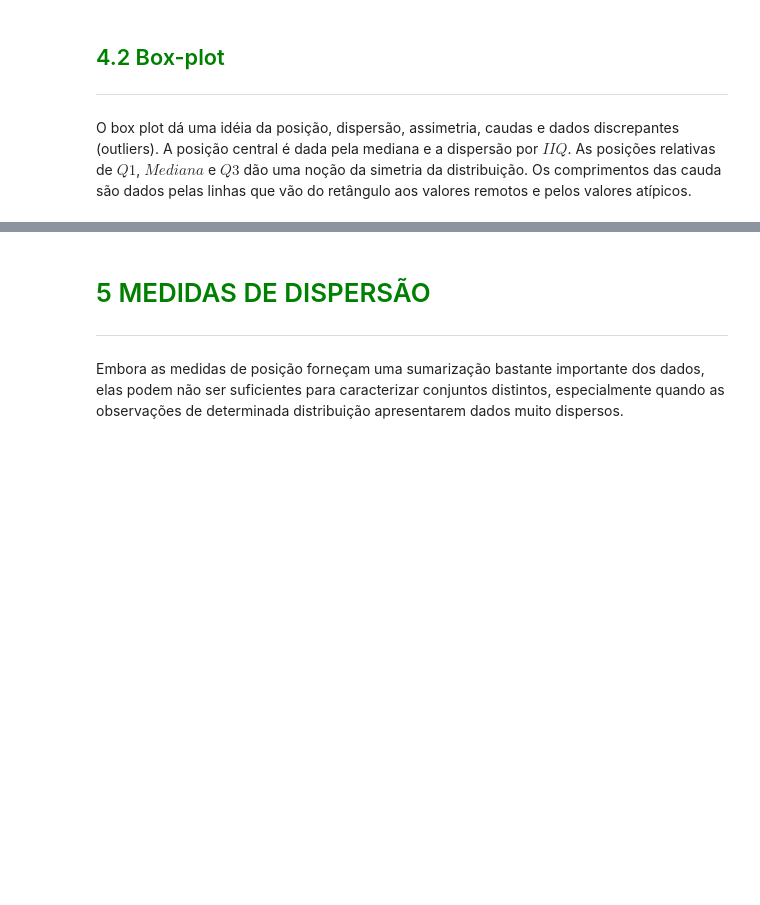
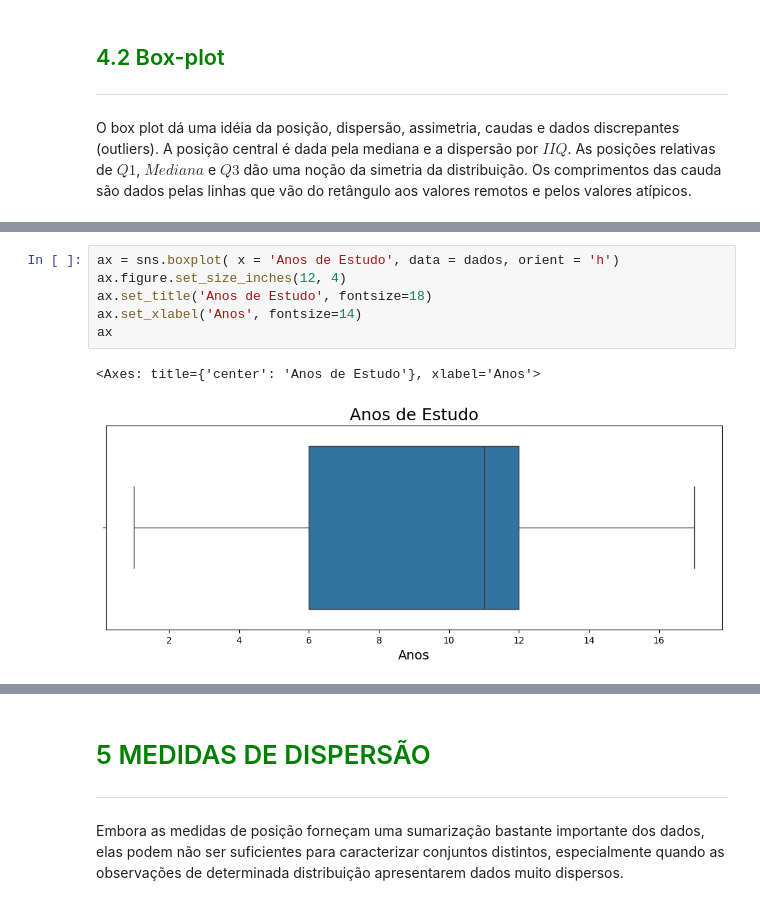
Before and after one commit to PedroTomasini/estatistica_frequencias_medidas, a Jupyter notebook: Curso_de_Estatística_Parte_1.ipynb, the cells around one changed output, grey strips where cells are left out. Drawn from its saved outputs; the diff is of its cells as text; blank space fills up the shorter version.

```diff
--- a/Curso_de_Estatística_Parte_1.ipynb
+++ b/Curso_de_Estatística_Parte_1.ipynb
@@ -1062,0 +1090,9 @@ O box plot dá uma idéia da posição, dispersão, assimetria, caudas e dados d
+# %%
+ax = sns.boxplot( x = 'Anos de Estudo', data = dados, orient = 'h')
+ax.figure.set_size_inches(12, 4)
+ax.set_title('Anos de Estudo', fontsize=18)
+ax.set_xlabel('Anos', fontsize=14)
+ax
+# %% [output]
+<Axes: title={'center': 'Anos de Estudo'}, xlabel='Anos'>
+[figure, added]
```
Also changed, not shown: parts of 4 cells of this notebook.
